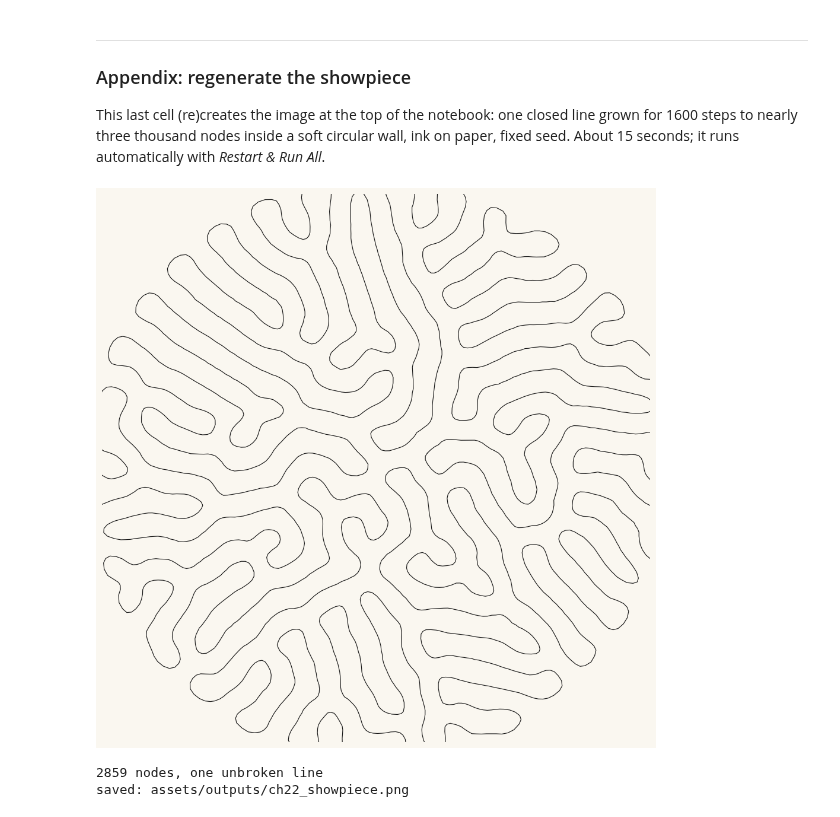
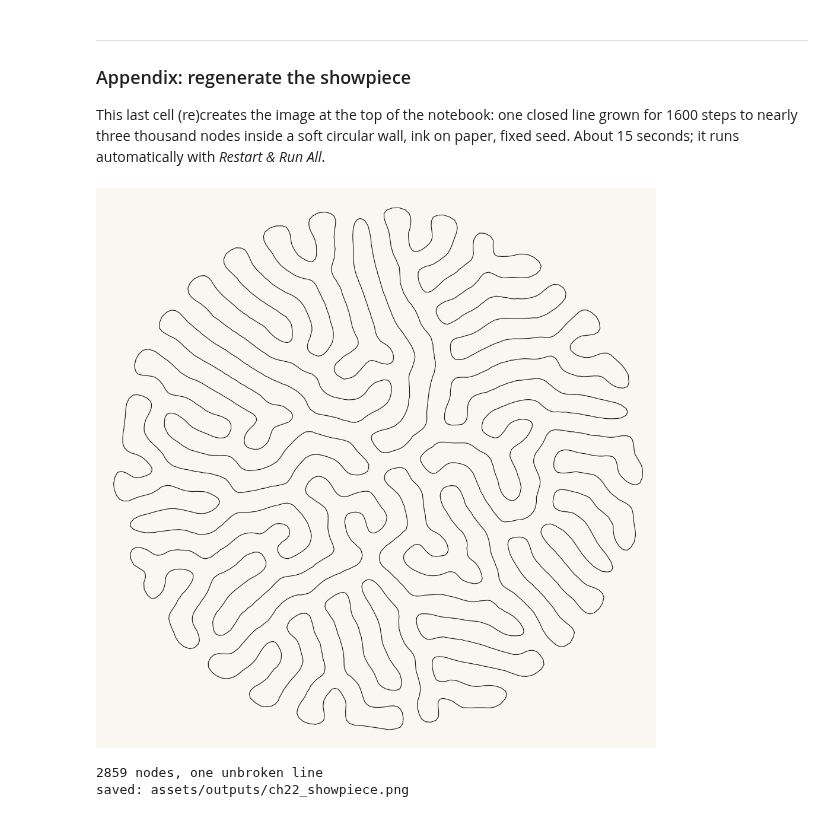
Before and after one commit to xysLong/agap, a Jupyter notebook: notebooks/22-differential-growth.ipynb, the cells around one changed output. Drawn from its saved outputs; the diff is of its cells as text; code cells hidden in the pictures.

```diff
--- a/notebooks/22-differential-growth.ipynb
+++ b/notebooks/22-differential-growth.ipynb
@@ -68,7 +68,7 @@ for _ in range(300):
 
 fig, axes = plt.subplots(1, 2, figsize=(10, 5), facecolor=PAPER)
 for ax, loop, title in [(axes[0], crumpled, "born crumpled"),
-                        (axes[1], pos, "300 steps of springs: it sits still")]:
+                        (axes[1], pos, "300 steps of springs: smooth, and shrinking")]:
     closed = np.vstack([loop, loop[:1]])
     ax.plot(closed[:, 0], closed[:, 1], color="#1A1A1A", lw=1.5)
     ax.set_xlim(-22, 22)
@@ -406,18 +406,18 @@ This last cell (re)creates the image at the top of the notebook: one closed line
 # %%
 # regenerate this chapter's showpiece: the packed labyrinth, one line of ink
 sp_loop, _ = grow(steps=1600, boundary=80, max_nodes=3600,
                   sprout_rate=1.5, repel_radius=10.0, seed=7)
 showpiece, sp_ax = plt.subplots(figsize=(12, 12), facecolor=PAPER)
 sp_closed = np.vstack([sp_loop, sp_loop[:1]])
 sp_ax.plot(sp_closed[:, 0], sp_closed[:, 1], color="#1A1A1A", lw=0.85)
-sp_ax.set_xlim(-92, 92)
-sp_ax.set_ylim(-92, 92)
+sp_ax.set_xlim(-102, 102)
+sp_ax.set_ylim(-102, 102)
 sp_ax.set_aspect("equal")
 sp_ax.axis("off")
 plt.show()
 print(f"{len(sp_loop)} nodes, one unbroken line")
 saved_path = save_artwork(showpiece, "showpiece", chapter=22)
 # %% [output]
-[figure, old version]
+[figure, new version]
 2859 nodes, one unbroken line
 saved: assets/outputs/ch22_showpiece.png
```
Also changed, not shown: parts of 11 cells of this notebook, 36 other files.
